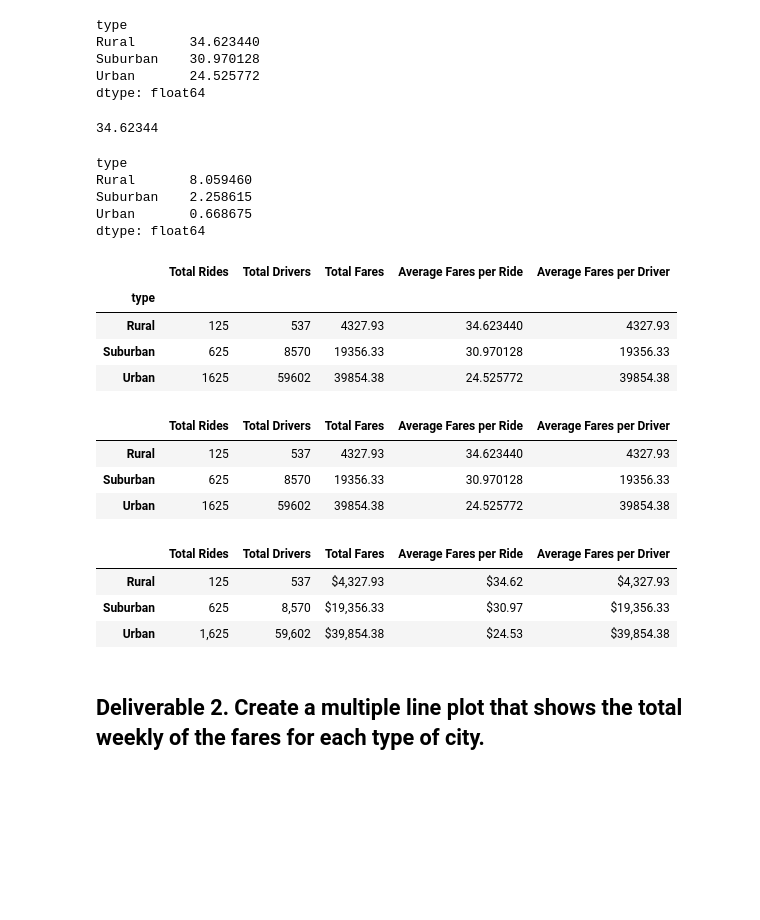
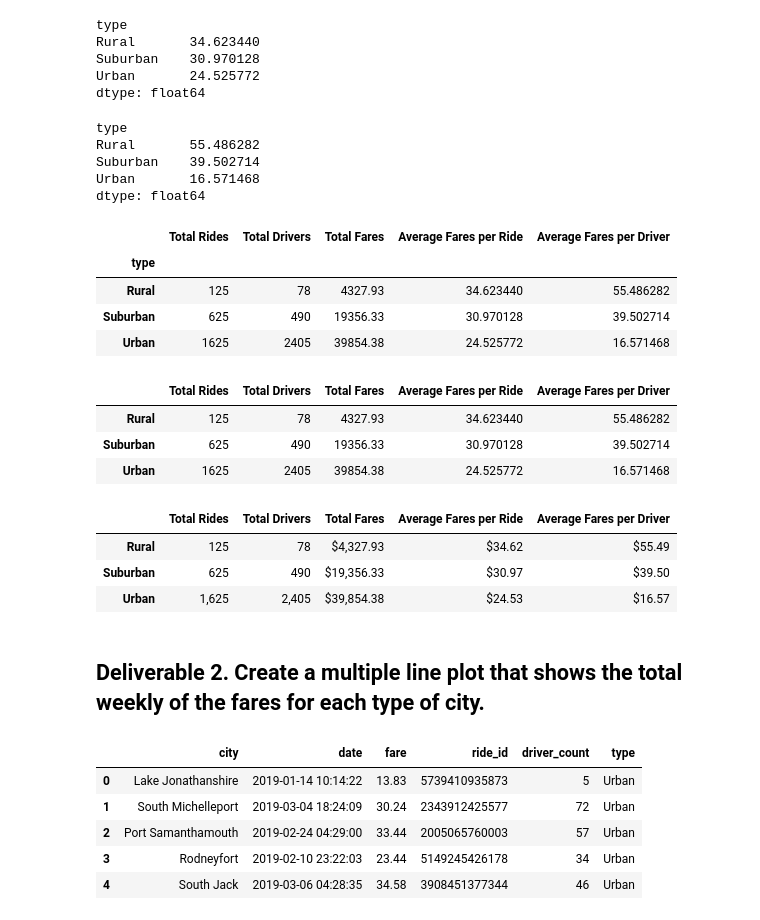
Before and after one commit to monikatomhave/PyBer_Analysis, a Jupyter notebook: PyBer_Challenge.ipynb, the cells around one changed output. Saved outputs shown, nothing was run; the diff lists cells and outputs as text; code cells hidden in the pictures; blank space fills up the shorter version.

```diff
--- a/PyBer_Challenge.ipynb
+++ b/PyBer_Challenge.ipynb
@@ -70,7 +67,7 @@ Name: ride_id, dtype: int64
 # %%
 # 2. Get the total drivers for each city type
 
-city_driver_count = pyber_data_df.groupby(["type"]).sum()["driver_count"]
+city_driver_count = city_data_df.groupby(["type"]).sum()["driver_count"]
 city_driver_count
 # %% [output]
 type
@@ -99,43 +96,39 @@ Rural       34.623440
 Suburban    30.970128
 Urban       24.525772
 dtype: float64
-# %%
-ave_fare_rural = city_fare_count[0] / rural_rides
-ave_fare_rural
-# %% [output]
-34.62344
 # %%
 # 5. Get the average fare per driver for each city type.
-city_fare_count.divide(city_driver_count)
+ave_fare_per_driver = city_fare_count.divide(city_driver_count)
+ave_fare_per_driver
 # %% [output]
 type
-Rural       8.059460
-Suburban    2.258615
-Urban       0.668675
+Rural       55.486282
+Suburban    39.502714
+Urban       16.571468
 dtype: float64
 # %%
 #  6. Create a PyBer summary DataFrame.
 pyber_summary_df = pd.DataFrame({"Total Rides": city_total_rides,
                                     "Total Drivers": city_driver_count,
                                     "Total Fares": city_fare_count,
                                     "Average Fares per Ride": ave_fare,
-                                    "Average Fares per Driver": city_fare_count})
+                                    "Average Fares per Driver": ave_fare_per_driver})
 pyber_summary_df
 # %% [output]
 |  | Total Rides | Total Drivers | Total Fares | Average Fares per Ride | Average Fares per Driver |
 | type |  |  |  |  |  |
-| Rural | 125 | 537 | 4327.93 | 34.623440 | 4327.93 |
-| Suburban | 625 | 8570 | 19356.33 | 30.970128 | 19356.33 |
-| Urban | 1625 | 59602 | 39854.38 | 24.525772 | 39854.38 |
+| Rural | 125 | 78 | 4327.93 | 34.623440 | 55.486282 |
+| Suburban | 625 | 490 | 19356.33 | 30.970128 | 39.502714 |
+| Urban | 1625 | 2405 | 39854.38 | 24.525772 | 16.571468 |
 # %%
 # 7. Cleaning up the DataFrame. Delete the index name
 pyber_summary_df.index.name = None
 pyber_summary_df
 # %% [output]
 |  | Total Rides | Total Drivers | Total Fares | Average Fares per Ride | Average Fares per Driver |
-| Rural | 125 | 537 | 4327.93 | 34.623440 | 4327.93 |
-| Suburban | 625 | 8570 | 19356.33 | 30.970128 | 19356.33 |
-| Urban | 1625 | 59602 | 39854.38 | 24.525772 | 39854.38 |
+| Rural | 125 | 78 | 4327.93 | 34.623440 | 55.486282 |
+| Suburban | 625 | 490 | 19356.33 | 30.970128 | 39.502714 |
+| Urban | 1625 | 2405 | 39854.38 | 24.525772 | 16.571468 |
 # %%
 #  8. Format the columns.
 pyber_summary_df["Total Rides"] = pyber_summary_df["Total Rides"].map("{:,}".format)
@@ -151,13 +144,21 @@ pyber_summary_df["Average Fares per Driver"] = pyber_summary_df["Average Fares p
 pyber_summary_df
 # %% [output]
 |  | Total Rides | Total Drivers | Total Fares | Average Fares per Ride | Average Fares per Driver |
-| Rural | 125 | 537 | $4,327.93 | $34.62 | $4,327.93 |
-| Suburban | 625 | 8,570 | $19,356.33 | $30.97 | $19,356.33 |
-| Urban | 1,625 | 59,602 | $39,854.38 | $24.53 | $39,854.38 |
+| Rural | 125 | 78 | $4,327.93 | $34.62 | $55.49 |
+| Suburban | 625 | 490 | $19,356.33 | $30.97 | $39.50 |
+| Urban | 1,625 | 2,405 | $39,854.38 | $24.53 | $16.57 |
 # %% [markdown]
 ## Deliverable 2.  Create a multiple line plot that shows the total weekly of the fares for each type of city.
 # %%
 # 1. Read the merged DataFrame
+pyber_data_df.head()
+# %% [output]
+|  | city | date | fare | ride_id | driver_count | type |
+| 0 | Lake Jonathanshire | 2019-01-14 10:14:22 | 13.83 | 5739410935873 | 5 | Urban |
+| 1 | South Michelleport | 2019-03-04 18:24:09 | 30.24 | 2343912425577 | 72 | Urban |
+| 2 | Port Samanthamouth | 2019-02-24 04:29:00 | 33.44 | 2005065760003 | 57 | Urban |
+| 3 | Rodneyfort | 2019-02-10 23:22:03 | 23.44 | 5149245426178 | 34 | Urban |
+| 4 | South Jack | 2019-03-06 04:28:35 | 34.58 | 3908451377344 | 46 | Urban |
 # %%
 # 2. Using groupby() to create a new DataFrame showing the sum of the fares
 #  for each date where the indices are the city type and date.
```
Also changed, not shown: parts of 10 cells of this notebook, 3 other files.
